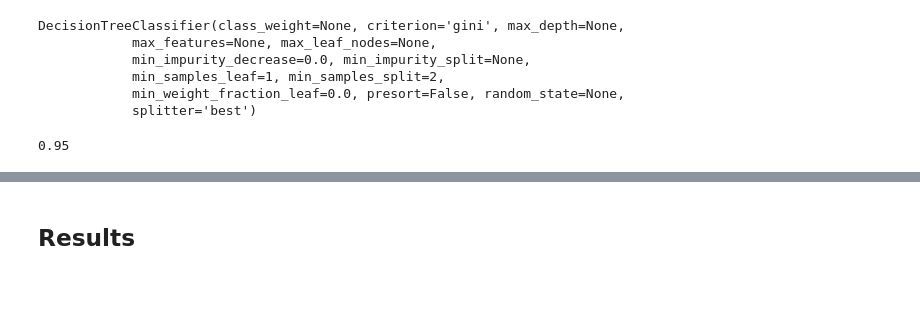
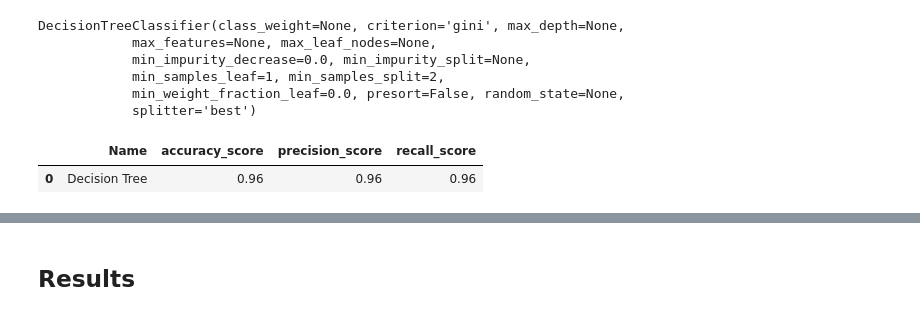
Before and after one commit to fuwiak/Data_Science_Machine_Learning_Signal_Processing, a Jupyter notebook: automobile/automobile.ipynb, the cells around one changed output, grey strips where cells are left out. Saved outputs shown, nothing was run; the diff lists cells and outputs as text; code cells hidden in the pictures; blank space fills up the shorter version.

```diff
--- a/automobile/automobile.ipynb
+++ b/automobile/automobile.ipynb
@@ -187,6 +192,12 @@ from sklearn.metrics import accuracy_score
-# %%
-print(accuracy_score(Y_test, predictions))
-# %% [output]
-0.95
+# %%
+Evaluation_table = pd.DataFrame({'Name': ["Decision Tree"]
+                                 ,'accuracy_score': [accuracy_score(Y_test, predictions)],
+                    'precision_score': [precision_score(Y_test, predictions, average="micro")],
+                  'recall_score': [recall_score(Y_test, predictions, average="micro")]})
+# %%
+Evaluation_table
+# %% [output]
+|  | Name | accuracy_score | precision_score | recall_score |
+| 0 | Decision Tree | 0.96 | 0.96 | 0.96 |
 # %%
 #SHOW DECISION TREE GRAPH
```
Also changed, not shown: parts of 5 cells of this notebook, 6 other files.
